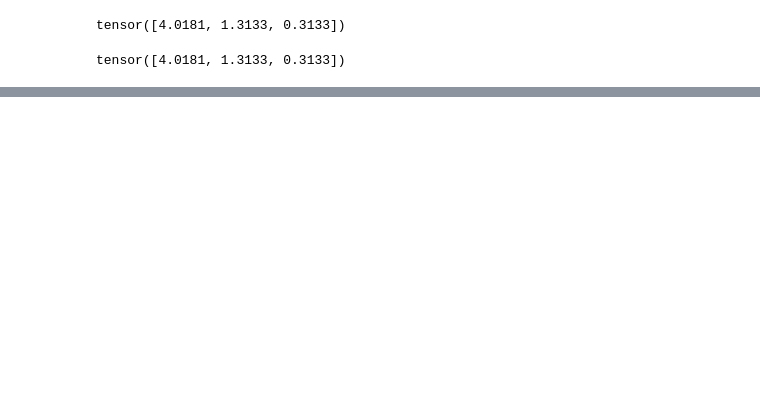
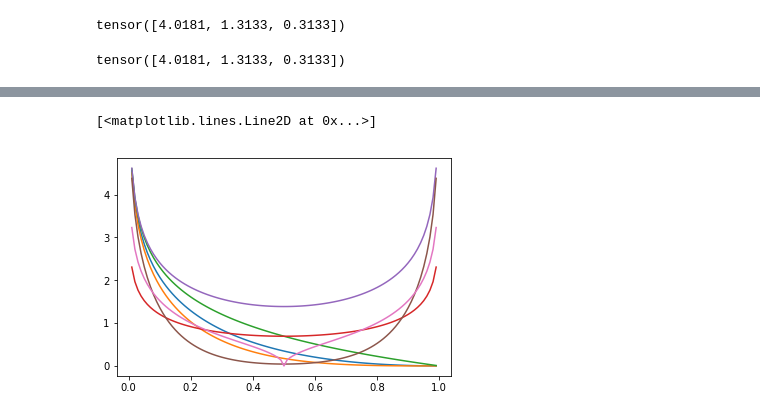
Before and after one commit to zhiyongchenGREAT/GREAT_ASV_system, a Jupyter notebook: train/debug/debug.ipynb, the cells around one changed output, grey strips where cells are left out. Drawn from its saved outputs; the diff is of its cells as text; code cells hidden in the pictures; blank space fills up the shorter version.

```diff
--- a/train/debug/debug.ipynb
+++ b/train/debug/debug.ipynb
@@ -325,0 +403,9 @@ SyntaxError: invalid syntax (<ipython-input-134-948fdc3a3e95>, line 1)
+# %%
+p_o_1 = (1-p)*-np.log(p)
+p_o_2 = (1-p)**2*-np.log(p)
+p_o_3 = -np.log(p)
+p_o_4 = -0.5*np.log(p)-0.5*np.log(1-p)
+p_o_5 = -np.log(p)-np.log(1-p)
+# p_o_6 = -abs(0.5-p)**0.5*np.log(p)-abs(0.5-(1-p))**0.5*np.log(1-p)
+p_o_6 = -(1-p)**5*np.log(p)-(1-(1-p))**5*np.log(1-p)
+p_o_7 = -abs(0.5-p)**0.5*np.log(p)-abs(0.5-(1-p))**0.5*np.log(1-p)
@@ -325,0 +440,17 @@ SyntaxError: invalid syntax (<ipython-input-134-948fdc3a3e95>, line 1)
+# %%
+plt.plot(p, p_o_1)
+plt.hold
+plt.plot(p, p_o_2)
+plt.hold
+plt.plot(p, p_o_3)
+plt.hold
+plt.plot(p, p_o_4)
+plt.hold
+plt.plot(p, p_o_5)
+plt.hold
+plt.plot(p, p_o_6)
+plt.hold
+plt.plot(p, p_o_7)
+# %% [output]
+[<matplotlib.lines.Line2D at 0x...>]
+[figure, added]
```
Also changed, not shown: parts of 35 cells of this notebook, 46 other files.
